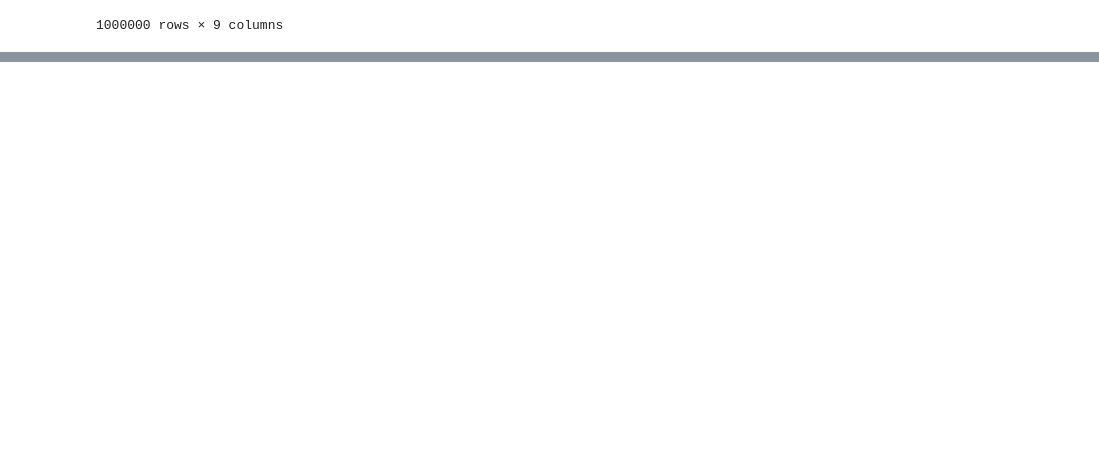
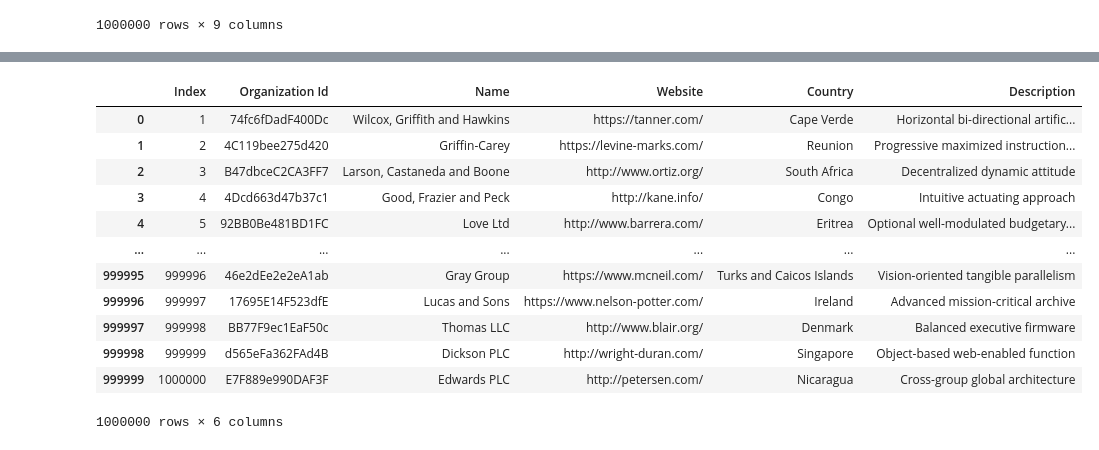
Before and after one commit to TerenceManyike/pythonDataAnalysis, a Jupyter notebook: basicDataFrame.ipynb, the cells around one changed output, grey strips where cells are left out. Drawn from its saved outputs; the diff is of its cells as text; code cells hidden in the pictures; blank space fills up the shorter version.

```diff
--- a/basicDataFrame.ipynb
+++ b/basicDataFrame.ipynb
@@ -90,0 +127,16 @@ csv_dataframe
+# %%
+my_csv_data[['Index', 'Organization Id', 'Name', 'Website', 'Country', 'Description']]
+# %% [output]
+|  | Index | Organization Id | Name | Website | Country | Description |
+| 0 | 1 | 74fc6fDadF400Dc | Wilcox, Griffith and Hawkins | https://tanner.com/ | Cape Verde | Horizontal bi-directional artific... |
+| 1 | 2 | 4C119bee275d420 | Griffin-Carey | https://levine-marks.com/ | Reunion | Progressive maximized instruction... |
+| 2 | 3 | B47dbceC2CA3FF7 | Larson, Castaneda and Boone | http://www.ortiz.org/ | South Africa | Decentralized dynamic attitude |
+| 3 | 4 | 4Dcd663d47b37c1 | Good, Frazier and Peck | http://kane.info/ | Congo | Intuitive actuating approach |
+| 4 | 5 | 92BB0Be481BD1FC | Love Ltd | http://www.barrera.com/ | Eritrea | Optional well-modulated budgetary... |
+| ... | ... | ... | ... | ... | ... | ... |
+| 999995 | 999996 | 46e2dEe2e2eA1ab | Gray Group | https://www.mcneil.com/ | Turks and Caicos Islands | Vision-oriented tangible parallelism |
+| 999996 | 999997 | 17695E14F523dfE | Lucas and Sons | https://www.nelson-potter.com/ | Ireland | Advanced mission-critical archive |
+| 999997 | 999998 | BB77F9ec1EaF50c | Thomas LLC | http://www.blair.org/ | Denmark | Balanced executive firmware |
+| 999998 | 999999 | d565eFa362FAd4B | Dickson PLC | http://wright-duran.com/ | Singapore | Object-based web-enabled function |
+| 999999 | 1000000 | E7F889e990DAF3F | Edwards PLC | http://petersen.com/ | Nicaragua | Cross-group global architecture |
+1000000 rows × 6 columns
```
Also changed, not shown: parts of 12 cells of this notebook.
